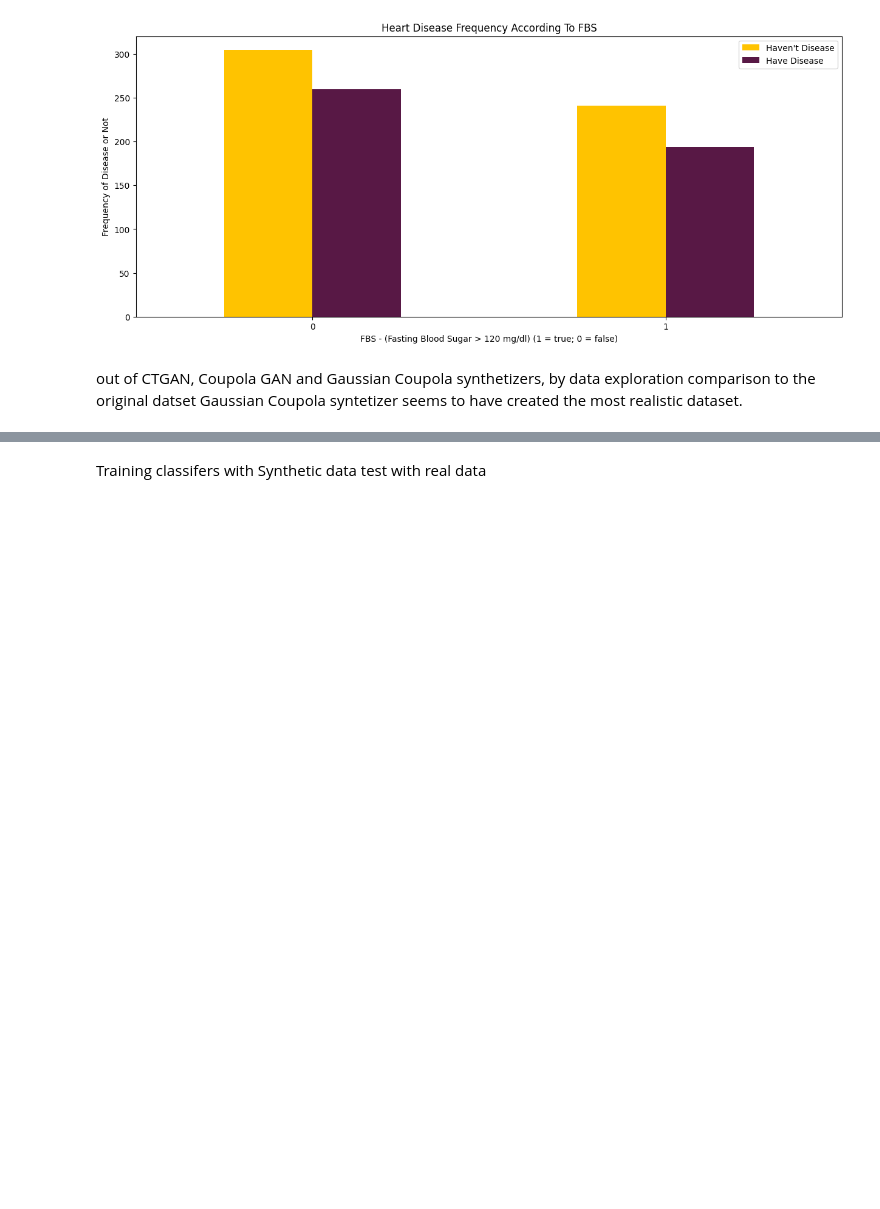
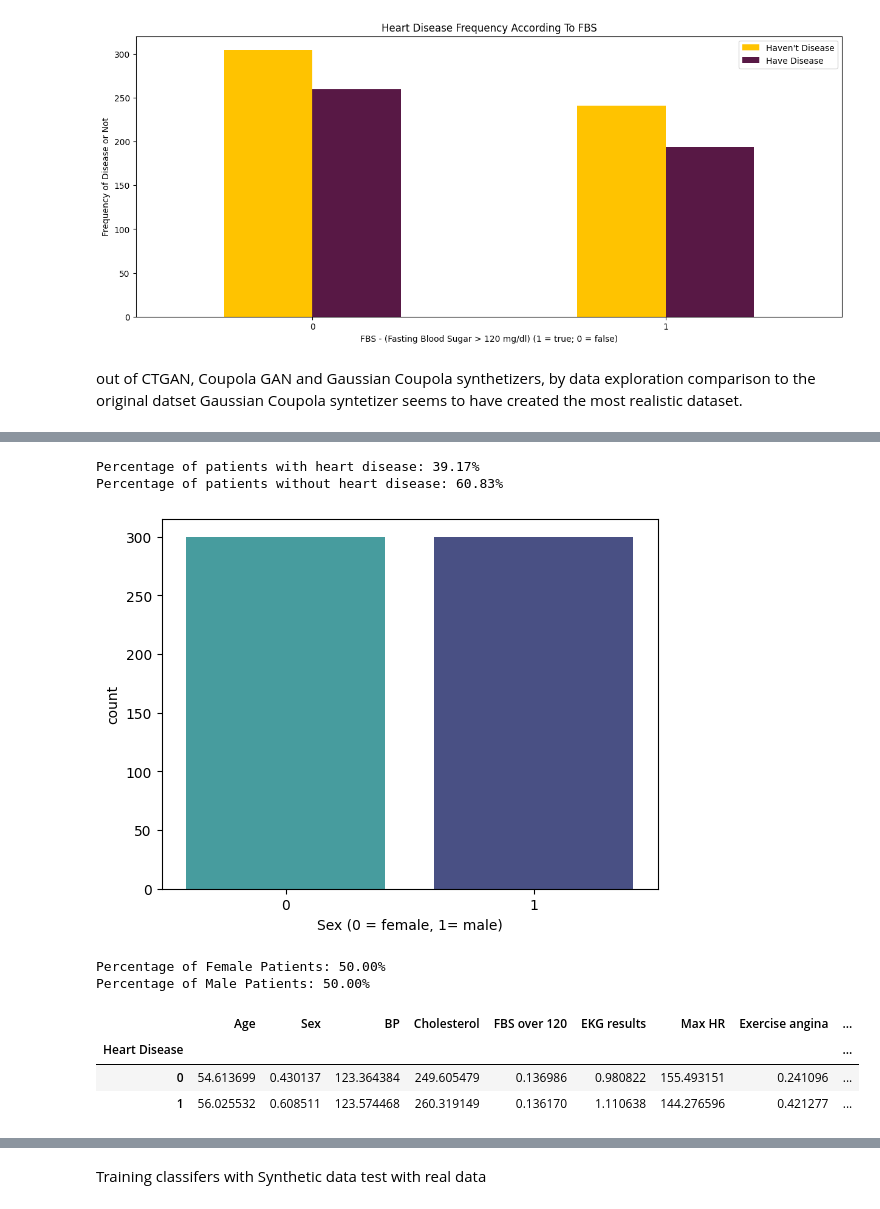
Before and after one commit to sonjababac/Data-Science-for-EWS-in-Postoperative-Care-PhD-year-1, a Jupyter notebook: SDG phd/heart_disease.ipynb, the cells around one changed output, grey strips where cells are left out. Saved outputs shown, nothing was run; the diff lists cells and outputs as text; code cells hidden in the pictures; blank space fills up the shorter version.

```diff
--- a/SDG phd/heart_disease.ipynb
+++ b/SDG phd/heart_disease.ipynb
@@ -1121,0 +1192,29 @@ sdg - mitigating gender imbalance
+# %%
+percentage_presence = (balanced_synthetic_data['Heart Disease'] == 1).mean() * 100
+percentage_absence = (balanced_synthetic_data['Heart Disease'] == 0).mean() * 100
+print(f"Percentage of patients with heart disease: {percentage_presence:.2f}%")
+print(f"Percentage of patients without heart disease: {percentage_absence:.2f}%")
+# %% [output]
+Percentage of patients with heart disease: 39.17%
+Percentage of patients without heart disease: 60.83%
+# %%
+sns.countplot(x='Sex', data=balanced_synthetic_data, palette="mako_r")
+plt.xlabel("Sex (0 = female, 1= male)")
+plt.show()
+# %% [output]
+[figure, added]
+# %%
+countFemale = len(balanced_synthetic_data[balanced_synthetic_data.Sex == 0])
+countMale = len(balanced_synthetic_data[balanced_synthetic_data.Sex == 1])
+print("Percentage of Female Patients: {:.2f}%".format((countFemale / (len(balanced_synthetic_data.Sex))*100)))
+print("Percentage of Male Patients: {:.2f}%".format((countMale / (len(balanced_synthetic_data.Sex))*100)))
+# %% [output]
+Percentage of Female Patients: 50.00%
+Percentage of Male Patients: 50.00%
+# %%
+balanced_synthetic_data.groupby('Heart Disease').mean()
+# %% [output]
+|  | Age | Sex | BP | Cholesterol | FBS over 120 | EKG results | Max HR | Exercise angina | ... |
+| Heart Disease |  |  |  |  |  |  |  |  | ... |
+| 0 | 54.613699 | 0.430137 | 123.364384 | 249.605479 | 0.136986 | 0.980822 | 155.493151 | 0.241096 | ... |
+| 1 | 56.025532 | 0.608511 | 123.574468 | 260.319149 | 0.136170 | 1.110638 | 144.276596 | 0.421277 | ... |
```
Also changed, not shown: parts of 36 cells of this notebook.
